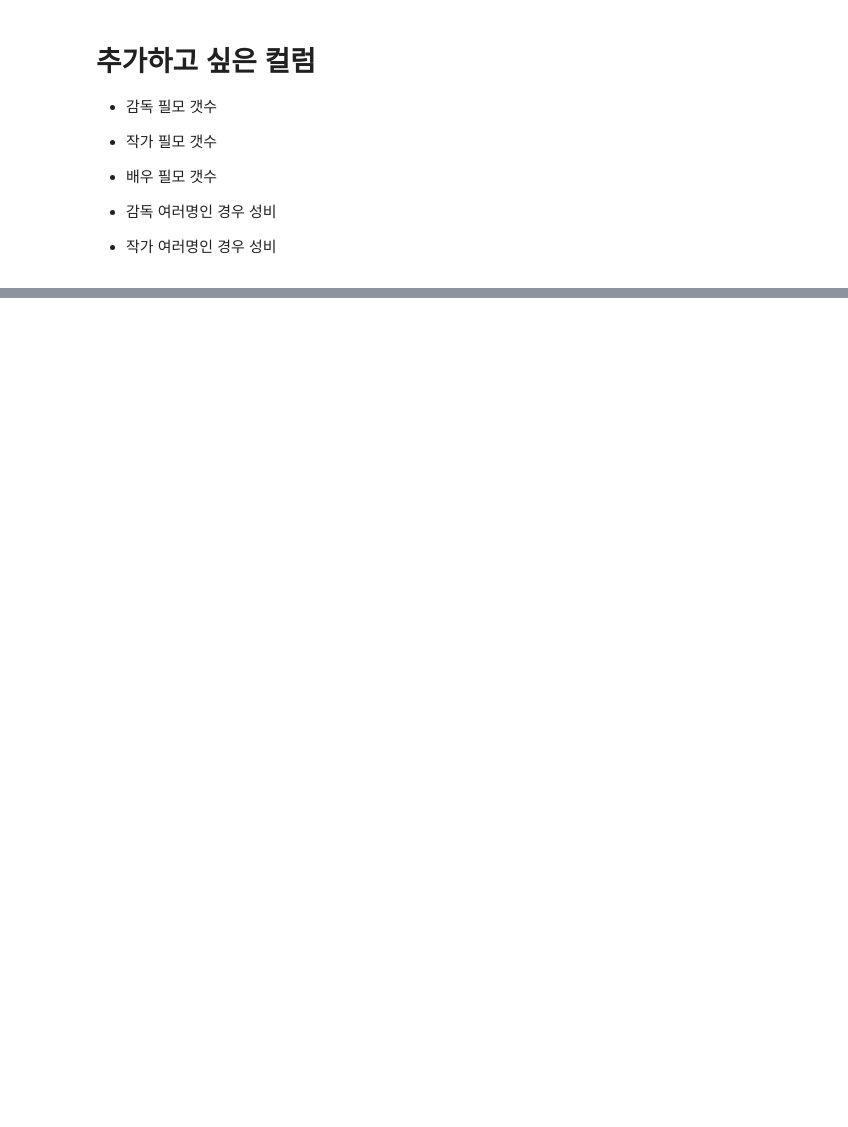
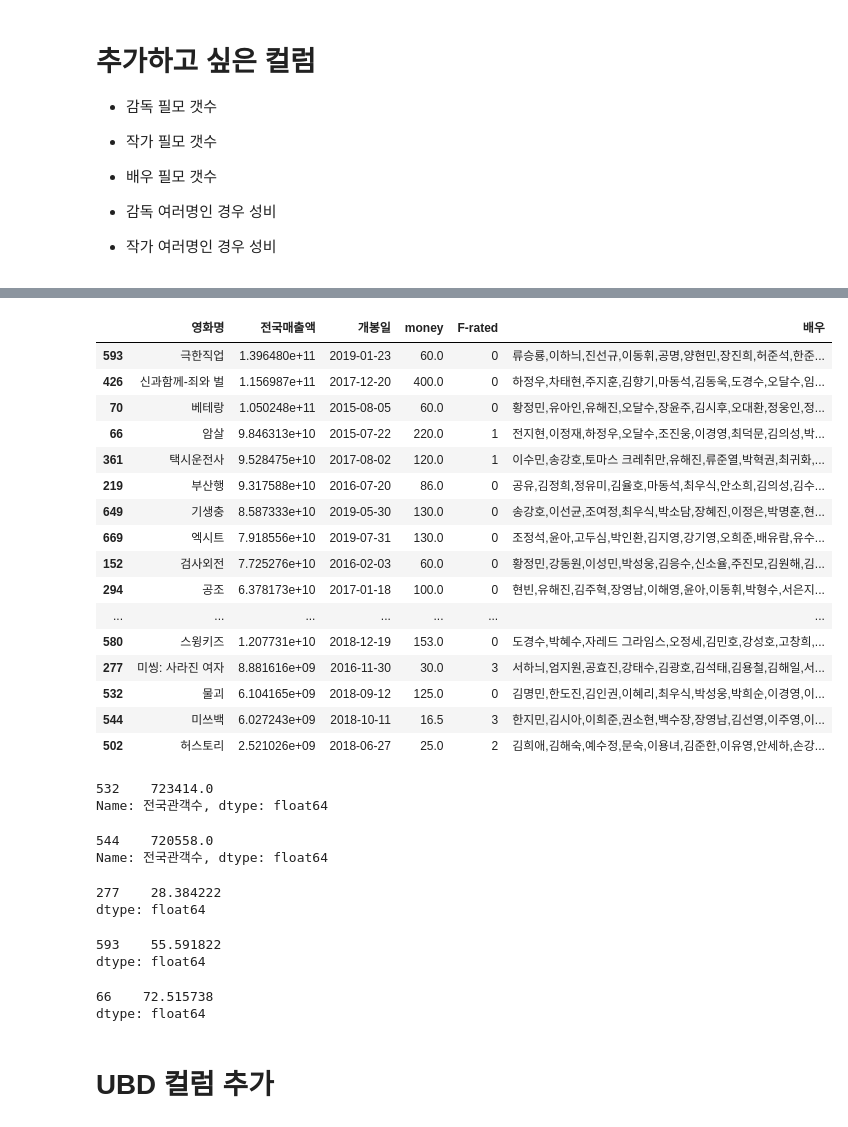
Before and after one commit to kim4pb/Female-led-Korean-Films, a Jupyter notebook: 03.ButterKnife/F-rated_성비_연도별_상영횟수등급.ipynb, the cells around one changed output, grey strips where cells are left out. Drawn from its saved outputs; the diff is of its cells as text; code cells hidden in the pictures; blank space fills up the shorter version.

```diff
--- a/03.ButterKnife/F-rated_성비_연도별_상영횟수등급.ipynb
+++ b/03.ButterKnife/F-rated_성비_연도별_상영횟수등급.ipynb
@@ -913,0 +1075,49 @@ Index(['영화명', '영화코드', '개봉일', '대표국적', '국적', '장
+# %%
+cost.sort_values('전국매출액', ascending=False)[['영화명', '전국매출액', '개봉일','money', 'F-rated', '배우']]
+# %% [output]
+|  | 영화명 | 전국매출액 | 개봉일 | money | F-rated | 배우 |
+| 593 | 극한직업 | 1.396480e+11 | 2019-01-23 | 60.0 | 0 | 류승룡,이하늬,진선규,이동휘,공명,양현민,장진희,허준석,한준... |
+| 426 | 신과함께-죄와 벌 | 1.156987e+11 | 2017-12-20 | 400.0 | 0 | 하정우,차태현,주지훈,김향기,마동석,김동욱,도경수,오달수,임... |
+| 70 | 베테랑 | 1.050248e+11 | 2015-08-05 | 60.0 | 0 | 황정민,유아인,유해진,오달수,장윤주,김시후,오대환,정웅인,정... |
+| 66 | 암살 | 9.846313e+10 | 2015-07-22 | 220.0 | 1 | 전지현,이정재,하정우,오달수,조진웅,이경영,최덕문,김의성,박... |
+| 361 | 택시운전사 | 9.528475e+10 | 2017-08-02 | 120.0 | 1 | 이수민,송강호,토마스 크레취만,유해진,류준열,박혁권,최귀화,... |
+| 219 | 부산행 | 9.317588e+10 | 2016-07-20 | 86.0 | 0 | 공유,김정희,정유미,김율호,마동석,최우식,안소희,김의성,김수... |
+| 649 | 기생충 | 8.587333e+10 | 2019-05-30 | 130.0 | 0 | 송강호,이선균,조여정,최우식,박소담,장혜진,이정은,박명훈,현... |
+| 669 | 엑시트 | 7.918556e+10 | 2019-07-31 | 130.0 | 0 | 조정석,윤아,고두심,박인환,김지영,강기영,오희준,배유람,유수... |
+| 152 | 검사외전 | 7.725276e+10 | 2016-02-03 | 60.0 | 0 | 황정민,강동원,이성민,박성웅,김응수,신소율,주진모,김원해,김... |
+| 294 | 공조 | 6.378173e+10 | 2017-01-18 | 100.0 | 0 | 현빈,유해진,김주혁,장영남,이해영,윤아,이동휘,박형수,서은지... |
+| ... | ... | ... | ... | ... | ... | ... |
+| 580 | 스윙키즈 | 1.207731e+10 | 2018-12-19 | 153.0 | 0 | 도경수,박혜수,자레드 그라임스,오정세,김민호,강성호,고창희,... |
+| 277 | 미씽: 사라진 여자 | 8.881616e+09 | 2016-11-30 | 30.0 | 3 | 서하늬,엄지원,공효진,강태수,김광호,김석태,김용철,김해일,서... |
+| 532 | 물괴 | 6.104165e+09 | 2018-09-12 | 125.0 | 0 | 김명민,한도진,김인권,이혜리,최우식,박성웅,박희순,이경영,이... |
+| 544 | 미쓰백 | 6.027243e+09 | 2018-10-11 | 16.5 | 3 | 한지민,김시아,이희준,권소현,백수장,장영남,김선영,이주영,이... |
+| 502 | 허스토리 | 2.521026e+09 | 2018-06-27 | 25.0 | 2 | 김희애,김해숙,예수정,문숙,이용녀,김준한,이유영,안세하,손강... |
+# %%
+df[df['영화명'] == '물괴']['전국관객수']
+# / df[df['영화명'] == '물괴']['상영횟수']
+# %% [output]
+532    723414.0
+Name: 전국관객수, dtype: float64
+# %%
+df[df['영화명'] == '미쓰백']['전국관객수']
+# / df[df['영화명'] == '미쓰백']['상영횟수']
+# %% [output]
+544    720558.0
+Name: 전국관객수, dtype: float64
+# %%
+df[df['영화명'] == '미씽: 사라진 여자']['전국관객수'] / df[df['영화명'] == '미씽: 사라진 여자']['상영횟수']
+# %% [output]
+277    28.384222
+dtype: float64
+# %%
+df[df['영화명'] == '극한직업']['전국관객수'] / df[df['영화명'] == '극한직업']['상영횟수']
+# %% [output]
+593    55.591822
+dtype: float64
+# %%
+df[df['영화명'] == '암살']['전국관객수'] / df[df['영화명'] == '암살']['상영횟수']
+# %% [output]
+66    72.515738
+dtype: float64
+# %% [markdown]
+# UBD 컬럼 추가
```
Also changed, not shown: parts of 78 cells of this notebook.
